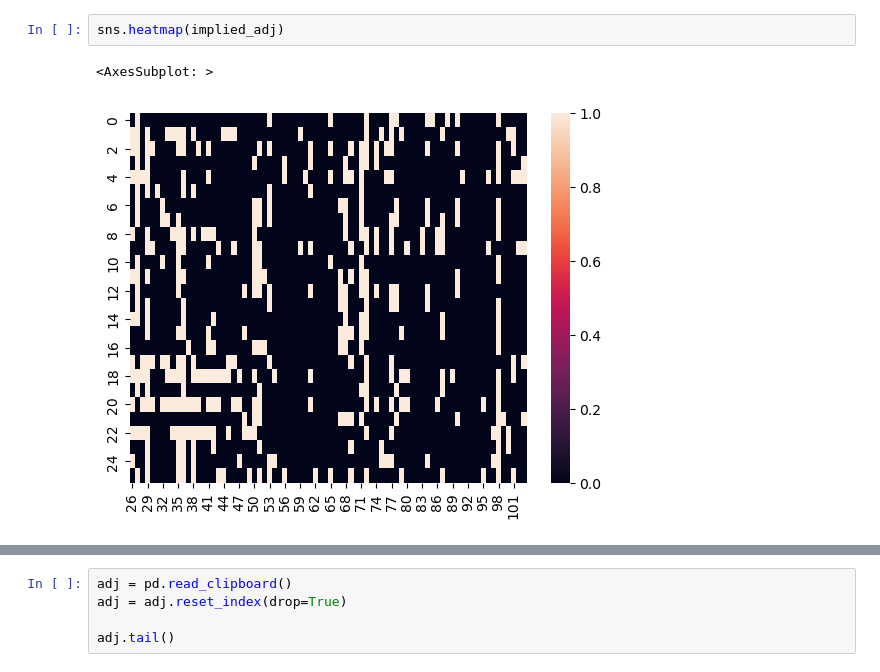
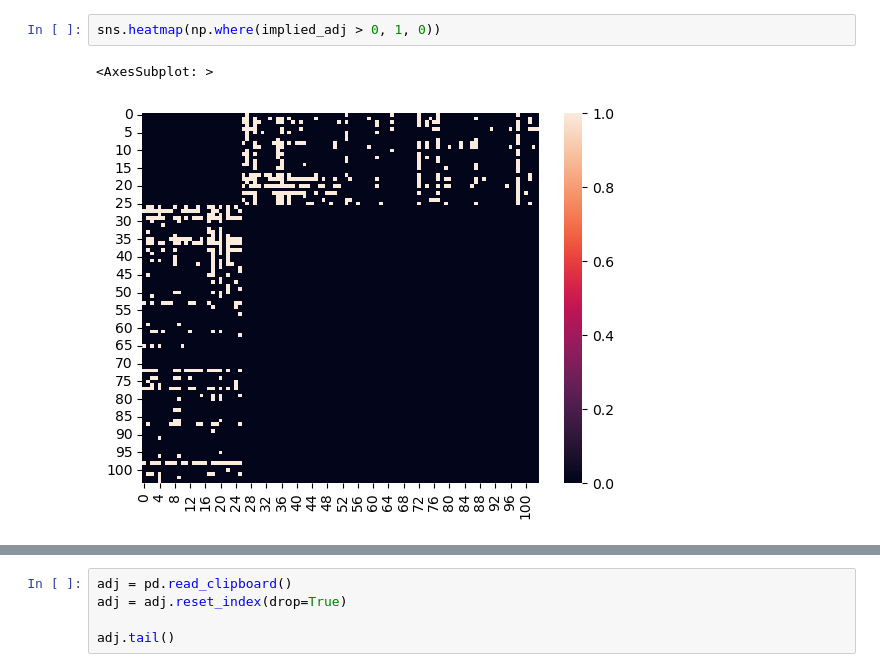
Before and after one commit to dcuoliveira/cd-ts, a Jupyter notebook: src/results_report.ipynb, the cells around one changed output, grey strips where cells are left out. Drawn from its saved outputs; the diff is of its cells as text.

```diff
--- a/src/results_report.ipynb
+++ b/src/results_report.ipynb
@@ -16,5 +17,5 @@ implied_adj.tail()
 # %%
-sns.heatmap(implied_adj)
+sns.heatmap(np.where(implied_adj > 0, 1, 0))
 # %% [output]
 <AxesSubplot: >
-[figure, old version]
+[figure, new version]
```
Also changed, not shown: parts of 6 cells of this notebook.
